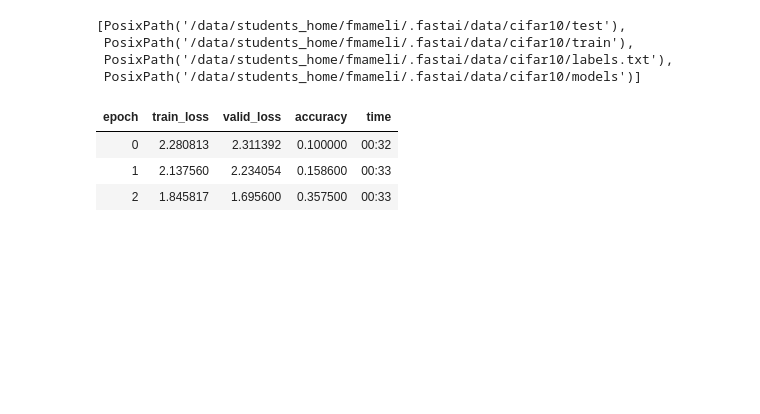
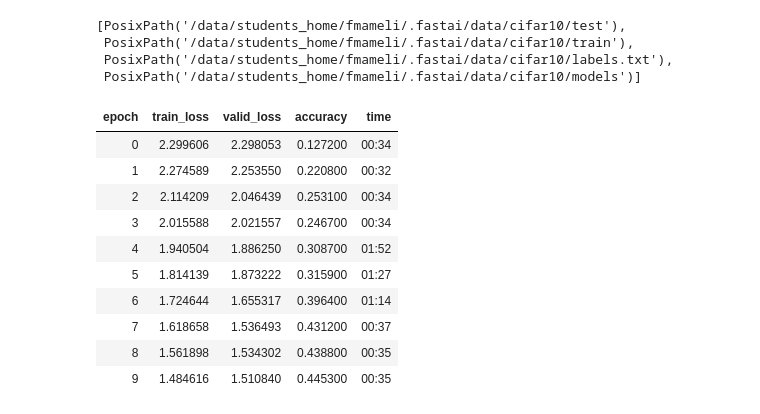
Before and after one commit to mameli/Test_batch_norm_paper, a Jupyter notebook: batch_norm-grads.ipynb, the cells around one changed output. Saved outputs shown, nothing was run; the diff lists cells and outputs as text; code cells hidden in the pictures; blank space fills up the shorter version.

```diff
--- a/batch_norm-grads.ipynb
+++ b/batch_norm-grads.ipynb
@@ -27,6 +27,8 @@ data = ImageDataBunch.from_folder(
 # %%
 criterion = nn.CrossEntropyLoss()
 optimizer = optim.SGD
+
+learn_rate = 0.01
 # %%
 # Debug hook
 
@@ -51,56 +39,29 @@ class LossVariation(LearnerCallback):
-# %%
-@dataclass
-class GradVariation(LearnerCallback):
-    def __init__(self, learn:Learner):
-        super().__init__(learn)
-        self.grad_var = []
-        self.grad_smoothness = []
-        self.grads_l2 = []
-        self.grads_l1 = []
-        self.grads = []
-        self.old_grad = None
-        self.first_step = True
-
-        conv_layer_pos = 5
-        conv_counter = 0
-        self.grad_layer_pos = 0
-        for i, p in enumerate(self.learn.model.features):
-            if isinstance(p, nn.modules.Conv2d):
-                conv_counter += 1
-            if conv_counter == conv_layer_pos:
-                self.grad_layer_pos = i
-                break
-
-
-    def on_backward_end(self, **kwargs):
-        wg = self.learn.model.features[self.grad_layer_pos].weight.grad
-        if not self.first_step:
-            self.grad_var.append((self.old_grad + wg).abs().mean())
-            self.grads_l2.append(wg.norm(2))
-            self.grads_l1.append(wg.norm(1))
-            #self.grads.append(wg.data.clone())
-            #self.grad_smoothness.append(torch.max((self.old_grad - wg).norm(2)))
-        self.old_grad = wg.data.clone()
-        self.first_step = False
 # %%
 vgg = VGG(make_layers(batch_norm=False), num_classes=data.c).cuda()
 
 learn_vgg = Learner(data, vgg, opt_func=optimizer,
                                loss_func=criterion,
                                true_wd=False,
                                wd=0.,
                                bn_wd=False,
                                metrics=accuracy)
 
 lossVar_noBN = LossVariation(learn_vgg)
 gradVar_noBN = GradVariation(learn_vgg)
 
-learn_vgg.fit(3, lr=0.1, callbacks=[lossVar_noBN, gradVar_noBN])
+learn_vgg.fit(10, lr=learn_rate, callbacks=[lossVar_noBN, gradVar_noBN])
 # %% [output]
 | epoch | train_loss | valid_loss | accuracy | time |
-| 0 | 2.280813 | 2.311392 | 0.100000 | 00:32 |
-| 1 | 2.137560 | 2.234054 | 0.158600 | 00:33 |
-| 2 | 1.845817 | 1.695600 | 0.357500 | 00:33 |
+| 0 | 2.299606 | 2.298053 | 0.127200 | 00:34 |
+| 1 | 2.274589 | 2.253550 | 0.220800 | 00:32 |
+| 2 | 2.114209 | 2.046439 | 0.253100 | 00:34 |
+| 3 | 2.015588 | 2.021557 | 0.246700 | 00:34 |
+| 4 | 1.940504 | 1.886250 | 0.308700 | 01:52 |
+| 5 | 1.814139 | 1.873222 | 0.315900 | 01:27 |
+| 6 | 1.724644 | 1.655317 | 0.396400 | 01:14 |
+| 7 | 1.618658 | 1.536493 | 0.431200 | 00:37 |
+| 8 | 1.561898 | 1.534302 | 0.438800 | 00:35 |
+| 9 | 1.484616 | 1.510840 | 0.445300 | 00:35 |
 # %%
 vgg = VGG(make_layers(batch_norm=True), num_classes=data.c).cuda()
 
```
Also changed, not shown: parts of 28 cells of this notebook, 15 other files.
